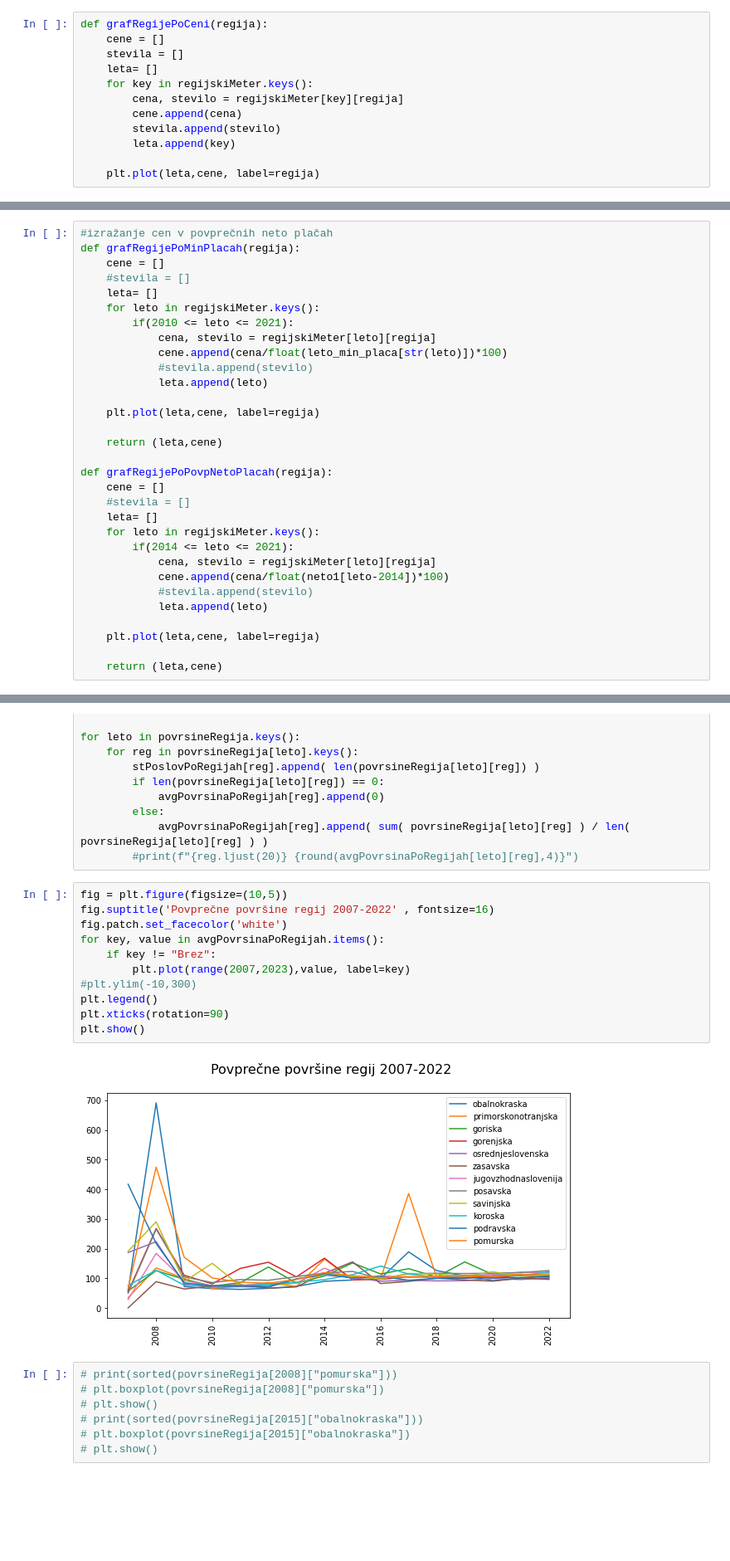
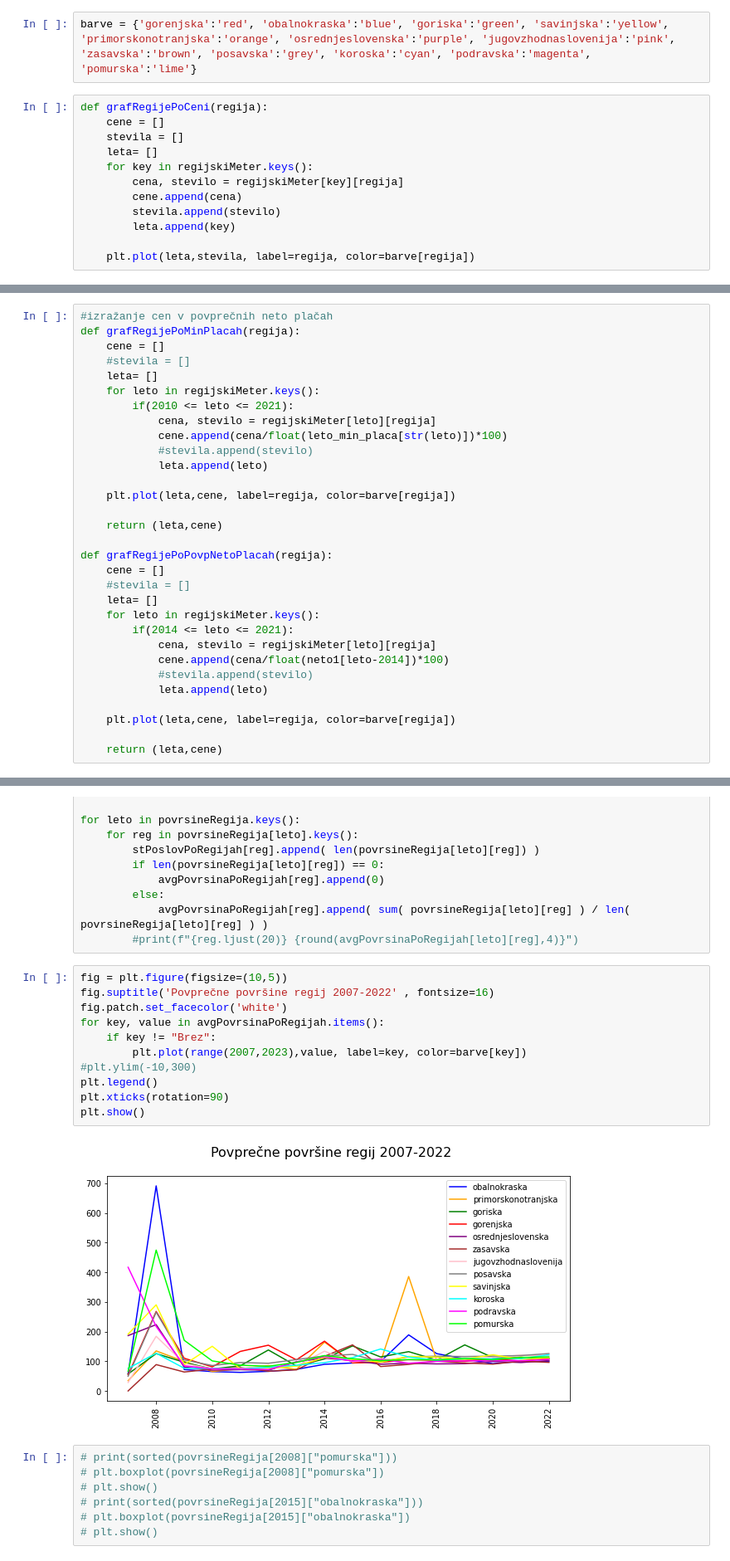
Before and after one commit to DocChinchillin/PR22RSMCLK, a Jupyter notebook: projektna.ipynb, the cells around one changed output, grey strips where cells are left out. Shown: that part at 83% size. Drawn from its saved outputs; the diff is of its cells as text; blank space fills up the shorter version.

Commit message:
dodano za barve

```diff
--- a/projektna.ipynb
+++ b/projektna.ipynb
@@ -534,6 +534,8 @@ plt.show()
 # %%
 opombe = {}
 regijskiMeter = getRegijskiCenaNaMeter()
+# %%
+barve = {'gorenjska':'red', 'obalnokraska':'blue', 'goriska':'green', 'savinjska':'yellow', 'primorskonotranjska':'orange', 'osrednjeslovenska':'purple', 'jugovzhodnaslovenija':'pink', 'zasavska':'brown', 'posavska':'grey', 'koroska':'cyan', 'podravska':'magenta', 'pomurska':'lime'}
 # %%
 def grafRegijePoCeni(regija):
     cene = []
@@ -545,7 +547,7 @@ def grafRegijePoCeni(regija):
         stevila.append(stevilo)
         leta.append(key)
 
-    plt.plot(leta,cene, label=regija)
+    plt.plot(leta,stevila, label=regija, color=barve[regija])
 # %%
 fig = plt.figure(figsize=(10,5))
 fig.suptitle('Cene m² skozi leta po regijah' , fontsize=16)
@@ -572,7 +574,7 @@ def grafRegijePoMinPlacah(regija):
             #stevila.append(stevilo)
             leta.append(leto)
 
-    plt.plot(leta,cene, label=regija)
+    plt.plot(leta,cene, label=regija, color=barve[regija])
 
     return (leta,cene)
 
@@ -587,7 +589,7 @@ def grafRegijePoPovpNetoPlacah(regija):
             #stevila.append(stevilo)
             leta.append(leto)
 
-    plt.plot(leta,cene, label=regija)
+    plt.plot(leta,cene, label=regija, color=barve[regija])
 
     return (leta,cene)
 # %%
@@ -649,16 +651,16 @@ for leto in povrsineRegija.keys():
 # %%
 fig = plt.figure(figsize=(10,5))
 fig.suptitle('Povprečne površine regij 2007-2022' , fontsize=16)
 fig.patch.set_facecolor('white')
 for key, value in avgPovrsinaPoRegijah.items():
     if key != "Brez":
-        plt.plot(range(2007,2023),value, label=key)
+        plt.plot(range(2007,2023),value, label=key, color=barve[key])
 #plt.ylim(-10,300)
 plt.legend()
 plt.xticks(rotation=90)
 plt.show()
 # %% [output]
-[figure, old version]
+[figure, new version]
 # %%
 # print(sorted(povrsineRegija[2008]["pomurska"]))
 # plt.boxplot(povrsineRegija[2008]["pomurska"])
```
Also changed, not shown: parts of 3 cells of this notebook.
